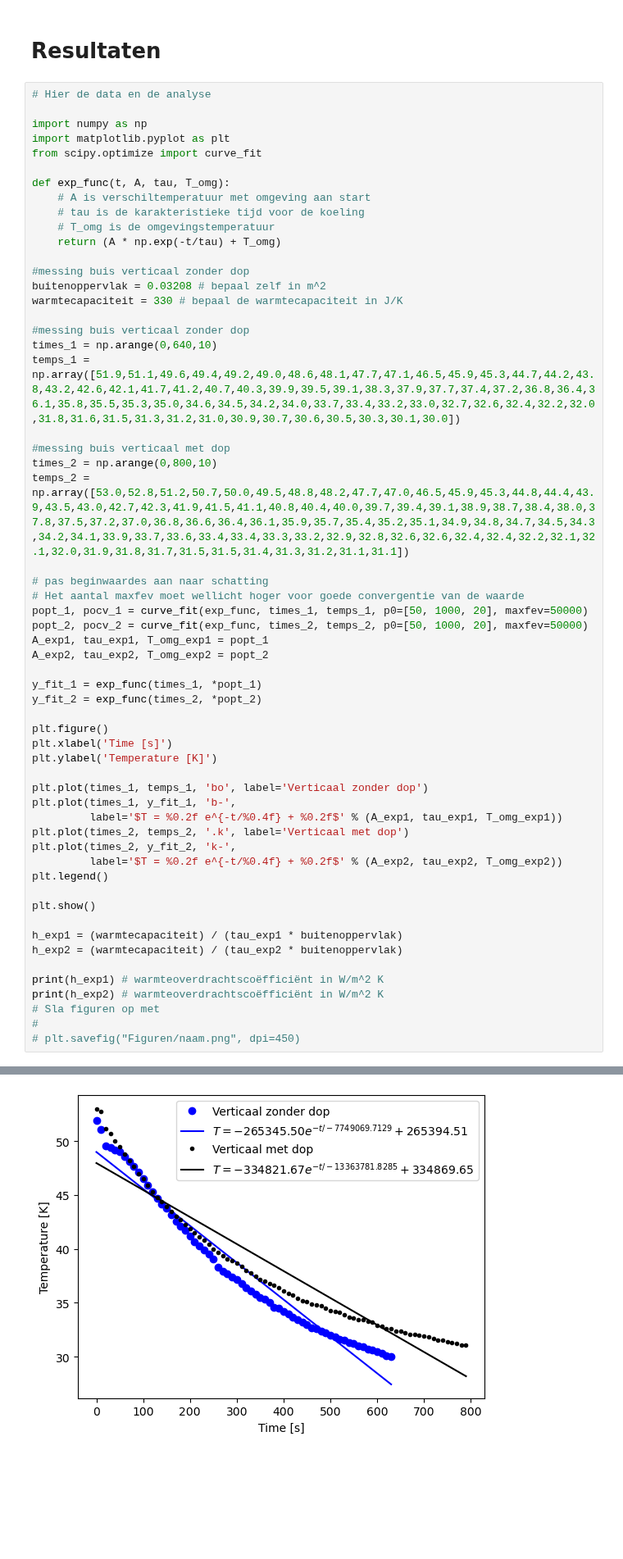
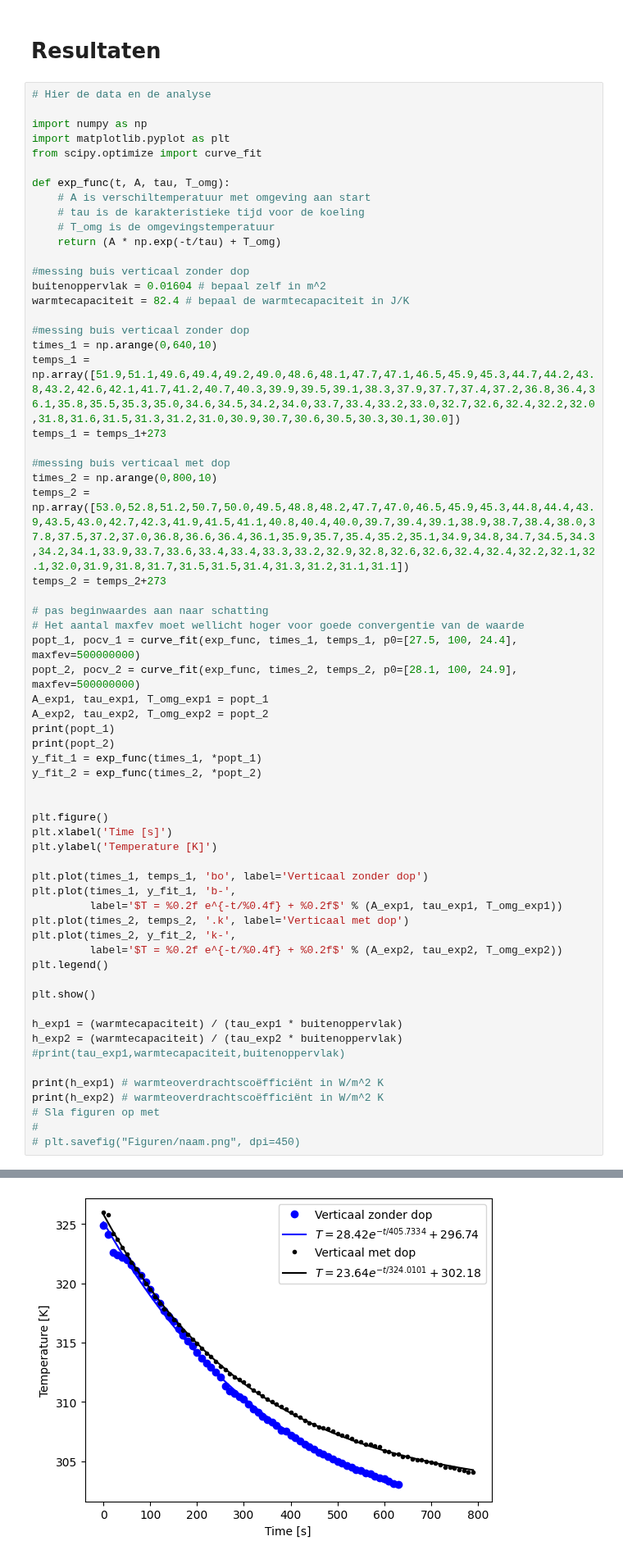
Before and after one commit to Eerkje/Annet-Erik, a Jupyter notebook: Content/Labs/koelbuis.ipynb, the cells around one changed output, grey strips where cells are left out. Shown at 82% size. Cells and saved outputs as stored; diff of their text form; blank space fills up the shorter version.

```diff
--- a/Content/Labs/koelbuis.ipynb
+++ b/Content/Labs/koelbuis.ipynb
@@ -189,26 +189,30 @@ def exp_func(t, A, tau, T_omg):
     return (A * np.exp(-t/tau) + T_omg)
 
 #messing buis verticaal zonder dop
-buitenoppervlak = 0.03208 # bepaal zelf in m^2
-warmtecapaciteit = 330 # bepaal de warmtecapaciteit in J/K
+buitenoppervlak = 0.01604 # bepaal zelf in m^2
+warmtecapaciteit = 82.4 # bepaal de warmtecapaciteit in J/K
 
 #messing buis verticaal zonder dop
 times_1 = np.arange(0,640,10)
 temps_1 = np.array([51.9,51.1,49.6,49.4,49.2,49.0,48.6,48.1,47.7,47.1,46.5,45.9,45.3,44.7,44.2,43.8,43.2,42.6,42.1,41.7,41.2,40.7,40.3,39.9,39.5,39.1,38.3,37.9,37.7,37.4,37.2,36.8,36.4,36.1,35.8,35.5,35.3,35.0,34.6,34.5,34.2,34.0,33.7,33.4,33.2,33.0,32.7,32.6,32.4,32.2,32.0,31.8,31.6,31.5,31.3,31.2,31.0,30.9,30.7,30.6,30.5,30.3,30.1,30.0])
+temps_1 = temps_1+273
 
 #messing buis verticaal met dop
 times_2 = np.arange(0,800,10)
 temps_2 = np.array([53.0,52.8,51.2,50.7,50.0,49.5,48.8,48.2,47.7,47.0,46.5,45.9,45.3,44.8,44.4,43.9,43.5,43.0,42.7,42.3,41.9,41.5,41.1,40.8,40.4,40.0,39.7,39.4,39.1,38.9,38.7,38.4,38.0,37.8,37.5,37.2,37.0,36.8,36.6,36.4,36.1,35.9,35.7,35.4,35.2,35.1,34.9,34.8,34.7,34.5,34.3,34.2,34.1,33.9,33.7,33.6,33.4,33.4,33.3,33.2,32.9,32.8,32.6,32.6,32.4,32.4,32.2,32.1,32.1,32.0,31.9,31.8,31.7,31.5,31.5,31.4,31.3,31.2,31.1,31.1])
+temps_2 = temps_2+273
 
 # pas beginwaardes aan naar schatting
 # Het aantal maxfev moet wellicht hoger voor goede convergentie van de waarde
-popt_1, pocv_1 = curve_fit(exp_func, times_1, temps_1, p0=[50, 1000, 20], maxfev=50000)
-popt_2, pocv_2 = curve_fit(exp_func, times_2, temps_2, p0=[50, 1000, 20], maxfev=50000)
+popt_1, pocv_1 = curve_fit(exp_func, times_1, temps_1, p0=[27.5, 100, 24.4], maxfev=500000000)
+popt_2, pocv_2 = curve_fit(exp_func, times_2, temps_2, p0=[28.1, 100, 24.9], maxfev=500000000)
 A_exp1, tau_exp1, T_omg_exp1 = popt_1
 A_exp2, tau_exp2, T_omg_exp2 = popt_2
-
+print(popt_1)
+print(popt_2)
 y_fit_1 = exp_func(times_1, *popt_1)
 y_fit_2 = exp_func(times_2, *popt_2)
+
 
 plt.figure()
 plt.xlabel('Time [s]')
@@ -226,6 +230,7 @@ plt.show()
 
 h_exp1 = (warmtecapaciteit) / (tau_exp1 * buitenoppervlak)
 h_exp2 = (warmtecapaciteit) / (tau_exp2 * buitenoppervlak)
+#print(tau_exp1,warmtecapaciteit,buitenoppervlak)
 
 print(h_exp1) # warmteoverdrachtscoëfficiënt in W/m^2 K
 print(h_exp2) # warmteoverdrachtscoëfficiënt in W/m^2 K
@@ -236 +243 @@ print(h_exp2) # warmteoverdrachtscoëfficiënt in W/m^2 K
-[figure, old version]
+[figure, new version]
```
Also changed, not shown: parts of 2 cells of this notebook.
